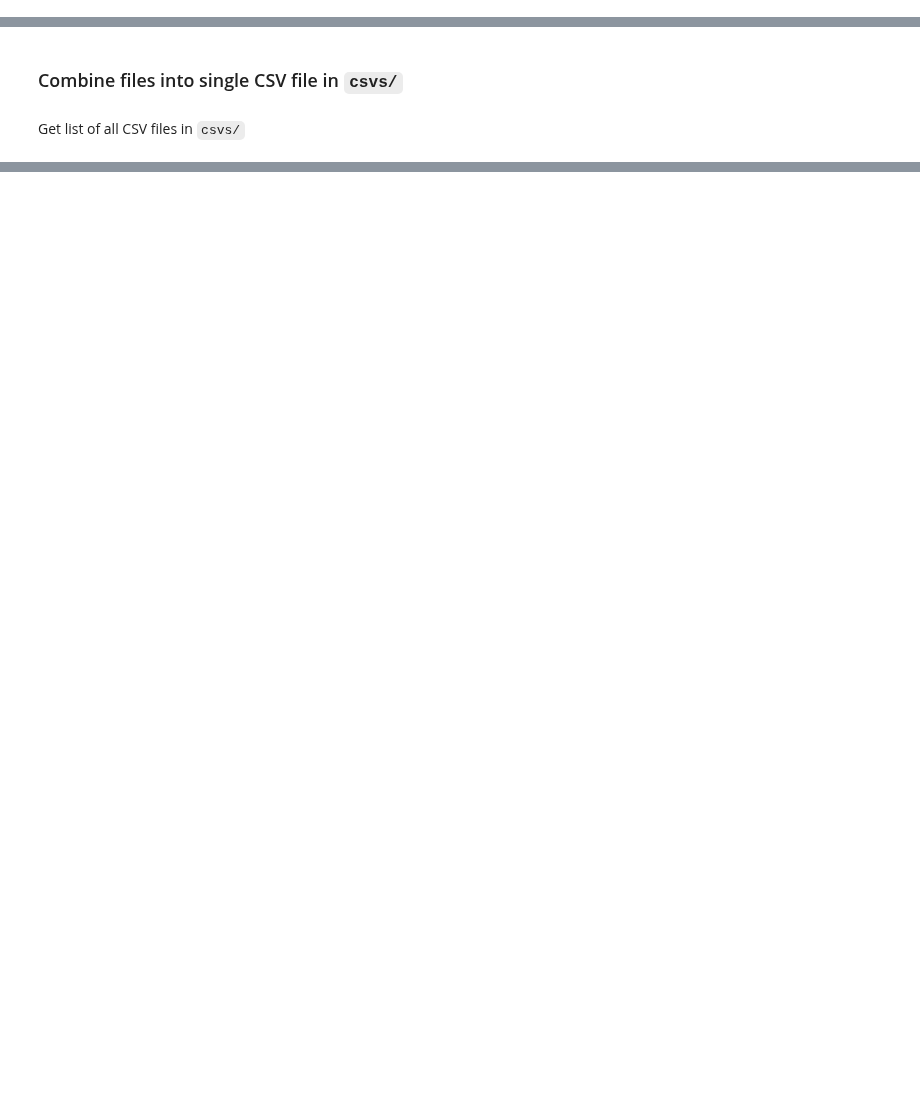
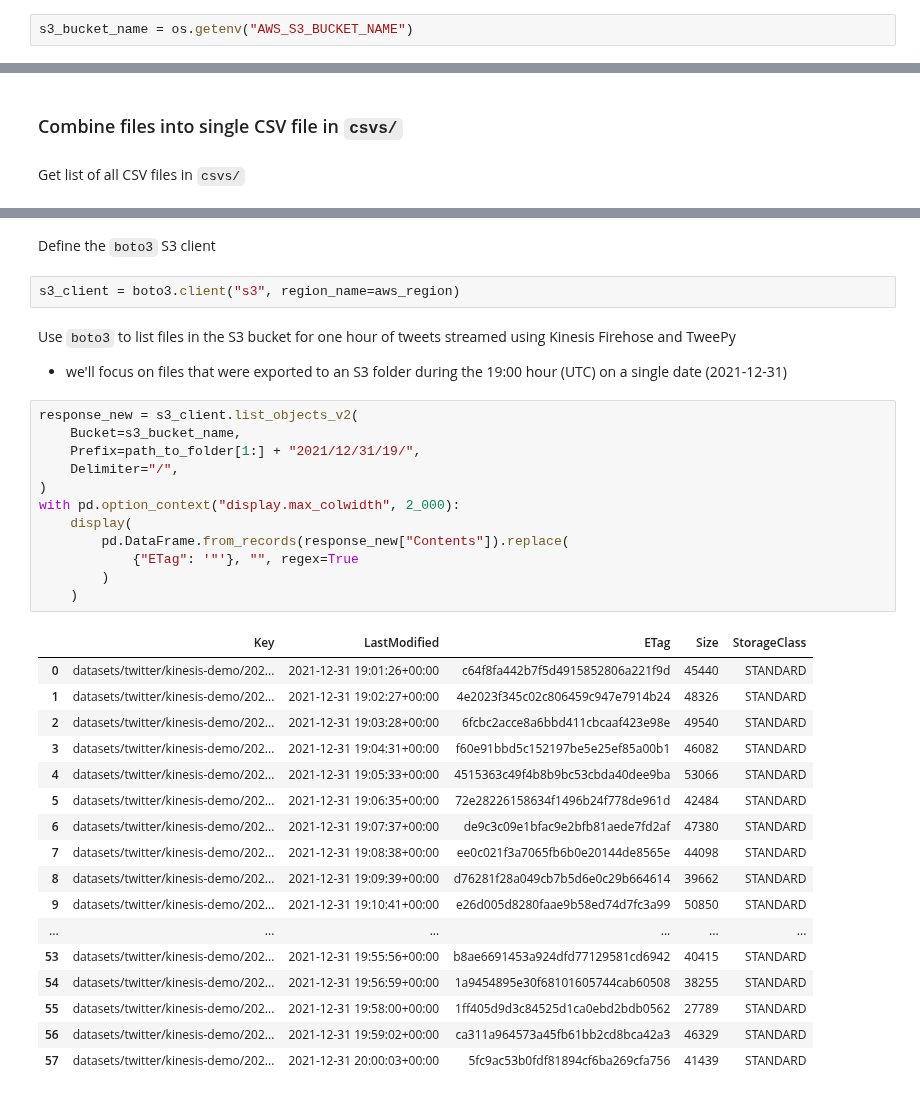
Before and after one commit to elsdes3/space-mission-negative-sentiment-tweet-identifier, a Jupyter notebook: 3_combine_raw_data.ipynb, the cells around one changed output, grey strips where cells are left out. Saved outputs shown, nothing was run; the diff lists cells and outputs as text; blank space fills up the shorter version.

```diff
--- a/3_combine_raw_data.ipynb
+++ b/3_combine_raw_data.ipynb
@@ -15,6 +17,8 @@ import src.data.combine_data as cdh
 load_dotenv(find_dotenv())
 # %% [output]
 True
+# %%
+s3_bucket_name = os.getenv("AWS_S3_BUCKET_NAME")
 # %% [markdown]
 ## About
 # %% [markdown]
@@ -146,0 +268,37 @@ Wall time: 1.07 s
+# %% [markdown]
+Define the `boto3` S3 client
+# %%
+s3_client = boto3.client("s3", region_name=aws_region)
+# %% [markdown]
+Use `boto3` to list files in the S3 bucket for one hour of tweets streamed using Kinesis Firehose and TweePy
+- we'll focus on files that were exported to an S3 folder during the 19:00 hour (UTC) on a single date (2021-12-31)
+# %%
+response_new = s3_client.list_objects_v2(
+    Bucket=s3_bucket_name,
+    Prefix=path_to_folder[1:] + "2021/12/31/19/",
+    Delimiter="/",
+)
+with pd.option_context("display.max_colwidth", 2_000):
+    display(
+        pd.DataFrame.from_records(response_new["Contents"]).replace(
+            {"ETag": '"'}, "", regex=True
+        )
+    )
+# %% [output]
+|  | Key | LastModified | ETag | Size | StorageClass |
+| 0 | datasets/twitter/kinesis-demo/202... | 2021-12-31 19:01:26+00:00 | c64f8fa442b7f5d4915852806a221f9d | 45440 | STANDARD |
+| 1 | datasets/twitter/kinesis-demo/202... | 2021-12-31 19:02:27+00:00 | 4e2023f345c02c806459c947e7914b24 | 48326 | STANDARD |
+| 2 | datasets/twitter/kinesis-demo/202... | 2021-12-31 19:03:28+00:00 | 6fcbc2acce8a6bbd411cbcaaf423e98e | 49540 | STANDARD |
+| 3 | datasets/twitter/kinesis-demo/202... | 2021-12-31 19:04:31+00:00 | f60e91bbd5c152197be5e25ef85a00b1 | 46082 | STANDARD |
+| 4 | datasets/twitter/kinesis-demo/202... | 2021-12-31 19:05:33+00:00 | 4515363c49f4b8b9bc53cbda40dee9ba | 53066 | STANDARD |
+| 5 | datasets/twitter/kinesis-demo/202... | 2021-12-31 19:06:35+00:00 | 72e28226158634f1496b24f778de961d | 42484 | STANDARD |
+| 6 | datasets/twitter/kinesis-demo/202... | 2021-12-31 19:07:37+00:00 | de9c3c09e1bfac9e2bfb81aede7fd2af | 47380 | STANDARD |
+| 7 | datasets/twitter/kinesis-demo/202... | 2021-12-31 19:08:38+00:00 | ee0c021f3a7065fb6b0e20144de8565e | 44098 | STANDARD |
+| 8 | datasets/twitter/kinesis-demo/202... | 2021-12-31 19:09:39+00:00 | d76281f28a049cb7b5d6e0c29b664614 | 39662 | STANDARD |
+| 9 | datasets/twitter/kinesis-demo/202... | 2021-12-31 19:10:41+00:00 | e26d005d8280faae9b58ed74d7fc3a99 | 50850 | STANDARD |
+| ... | ... | ... | ... | ... | ... |
+| 53 | datasets/twitter/kinesis-demo/202... | 2021-12-31 19:55:56+00:00 | b8ae6691453a924dfd77129581cd6942 | 40415 | STANDARD |
+| 54 | datasets/twitter/kinesis-demo/202... | 2021-12-31 19:56:59+00:00 | 1a9454895e30f68101605744cab60508 | 38255 | STANDARD |
+| 55 | datasets/twitter/kinesis-demo/202... | 2021-12-31 19:58:00+00:00 | 1ff405d9d3c84525d1ca0ebd2bdb0562 | 27789 | STANDARD |
+| 56 | datasets/twitter/kinesis-demo/202... | 2021-12-31 19:59:02+00:00 | ca311a964573a45fb61bb2cd8bca42a3 | 46329 | STANDARD |
+| 57 | datasets/twitter/kinesis-demo/202... | 2021-12-31 20:00:03+00:00 | 5fc9ac53b0fdf81894cf6ba269cfa756 | 41439 | STANDARD |
```
Also changed, not shown: parts of 39 cells of this notebook, 13 other files.
